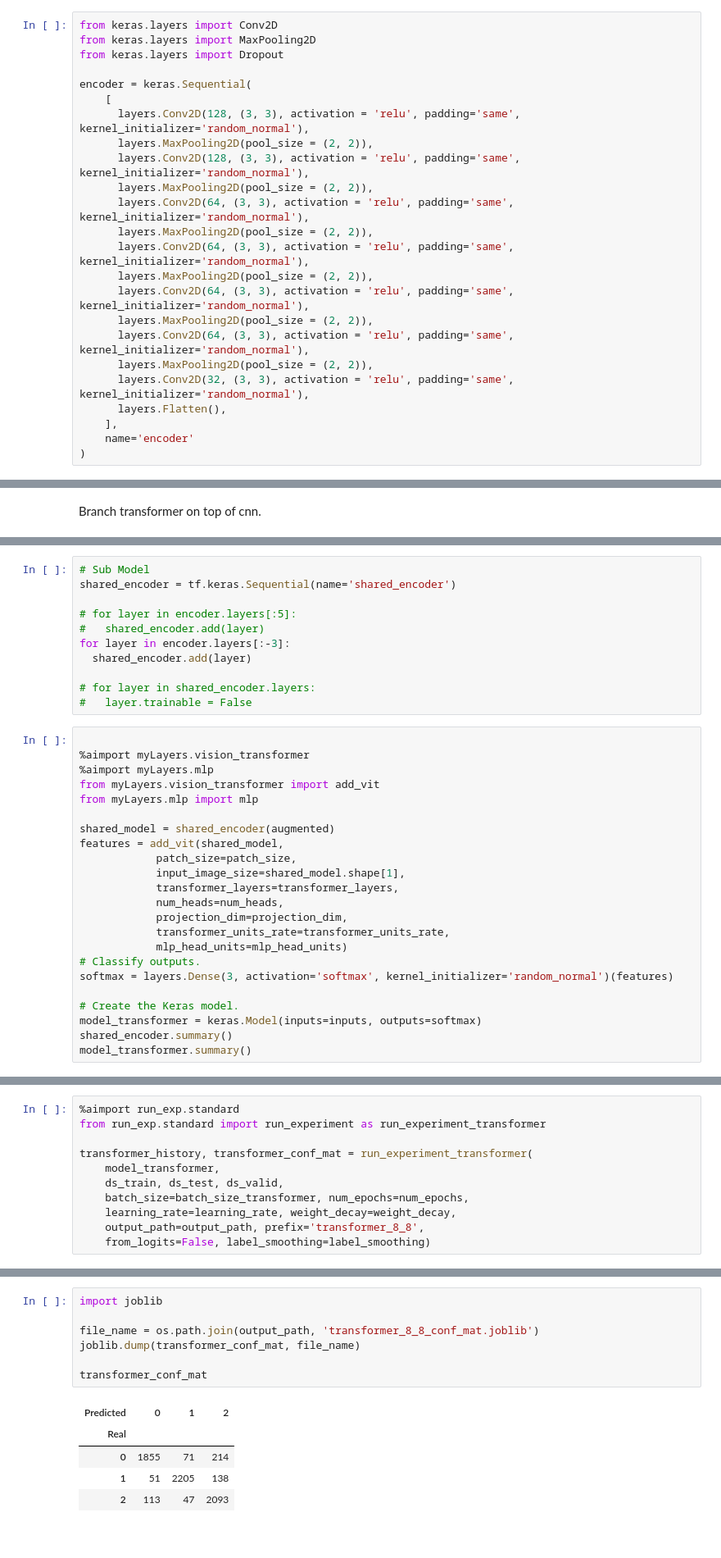
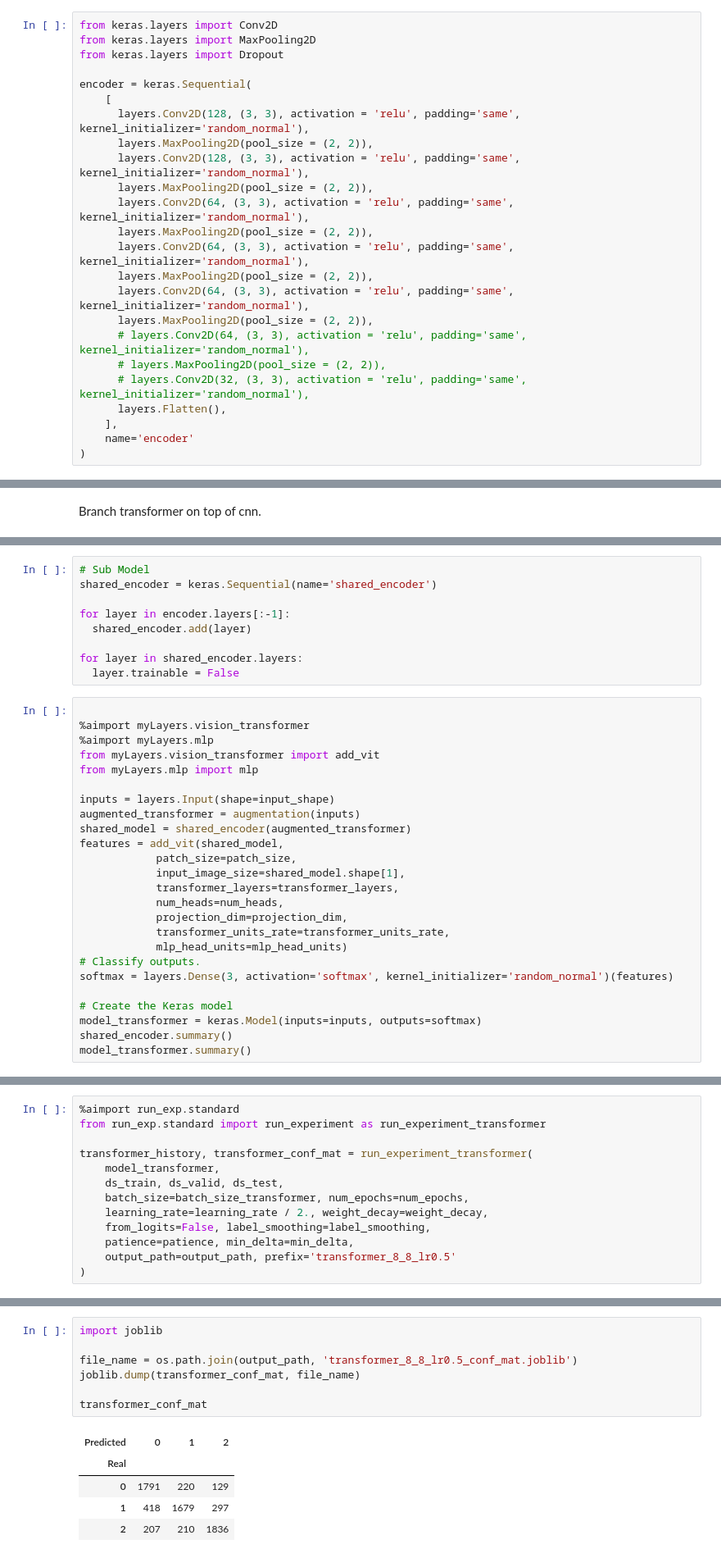
Before and after one commit to luc-perso/covid-19-xRay, a Jupyter notebook: jupyter/cnn.ipynb, the cells around one changed output, grey strips where cells are left out. Shown at 82% size. Drawn from its saved outputs; the diff is of its cells as text.

```diff
--- a/jupyter/cnn.ipynb
+++ b/jupyter/cnn.ipynb
@@ -202,9 +202,9 @@ encoder = keras.Sequential(
       layers.MaxPooling2D(pool_size = (2, 2)),
       layers.Conv2D(64, (3, 3), activation = 'relu', padding='same', kernel_initializer='random_normal'),
       layers.MaxPooling2D(pool_size = (2, 2)),
-      layers.Conv2D(64, (3, 3), activation = 'relu', padding='same', kernel_initializer='random_normal'),
-      layers.MaxPooling2D(pool_size = (2, 2)),
-      layers.Conv2D(32, (3, 3), activation = 'relu', padding='same', kernel_initializer='random_normal'),
+      # layers.Conv2D(64, (3, 3), activation = 'relu', padding='same', kernel_initializer='random_normal'),
+      # layers.MaxPooling2D(pool_size = (2, 2)),
+      # layers.Conv2D(32, (3, 3), activation = 'relu', padding='same', kernel_initializer='random_normal'),
       layers.Flatten(),
     ],
     name='encoder'
@@ -460,15 +493,13 @@ Non-trainable params: 0
 _________________________________________________________________
 # %%
 # Sub Model
-shared_encoder = tf.keras.Sequential(name='shared_encoder')
+shared_encoder = keras.Sequential(name='shared_encoder')
 
-# for layer in encoder.layers[:5]:
-#   shared_encoder.add(layer)
-for layer in encoder.layers[:-3]:
+for layer in encoder.layers[:-1]:
   shared_encoder.add(layer)
 
-# for layer in shared_encoder.layers:
-#   layer.trainable = False
+for layer in shared_encoder.layers:
+  layer.trainable = False
 # %%
 
 %aimport myLayers.vision_transformer
@@ -476,7 +507,9 @@ for layer in encoder.layers[:-3]:
 from myLayers.vision_transformer import add_vit
 from myLayers.mlp import mlp
 
-shared_model = shared_encoder(augmented)
+inputs = layers.Input(shape=input_shape)
+augmented_transformer = augmentation(inputs)
+shared_model = shared_encoder(augmented_transformer)
 features = add_vit(shared_model,
             patch_size=patch_size,
             input_image_size=shared_model.shape[1],
@@ -488,7 +521,7 @@ features = add_vit(shared_model,
 # Classify outputs.
 softmax = layers.Dense(3, activation='softmax', kernel_initializer='random_normal')(features)
 
-# Create the Keras model.
+# Create the Keras model
 model_transformer = keras.Model(inputs=inputs, outputs=softmax)
 shared_encoder.summary()
 model_transformer.summary()
@@ -516,11 +566,13 @@ from run_exp.standard import run_experiment as run_experiment_transformer
 
 transformer_history, transformer_conf_mat = run_experiment_transformer(
     model_transformer,
-    ds_train, ds_test, ds_valid,
+    ds_train, ds_valid, ds_test,
     batch_size=batch_size_transformer, num_epochs=num_epochs,
-    learning_rate=learning_rate, weight_decay=weight_decay,
-    output_path=output_path, prefix='transformer_8_8',
-    from_logits=False, label_smoothing=label_smoothing)
+    learning_rate=learning_rate / 2., weight_decay=weight_decay,
+    from_logits=False, label_smoothing=label_smoothing,
+    patience=patience, min_delta=min_delta,
+    output_path=output_path, prefix='transformer_8_8_lr0.5'
+)
 # %% [output]
 Epoch 1/100
 WARNING:tensorflow:Using a while_loop for converting RngReadAndSkip cause there is no registered converter for this op.
@@ -572,14 +615,14 @@ Tensor("model_16/patches_8/Shape:0", shape=(4,), dtype=int32)
 # %%
 import joblib
 
-file_name = os.path.join(output_path, 'transformer_8_8_conf_mat.joblib')
+file_name = os.path.join(output_path, 'transformer_8_8_lr0.5_conf_mat.joblib')
 joblib.dump(transformer_conf_mat, file_name)
 
 transformer_conf_mat
 # %% [output]
 | Predicted | 0 | 1 | 2 |
 | Real |  |  |  |
-| 0 | 1855 | 71 | 214 |
-| 1 | 51 | 2205 | 138 |
-| 2 | 113 | 47 | 2093 |
+| 0 | 1791 | 220 | 129 |
+| 1 | 418 | 1679 | 297 |
+| 2 | 207 | 210 | 1836 |
 # %%
```
Also changed, not shown: parts of 47 cells of this notebook.
